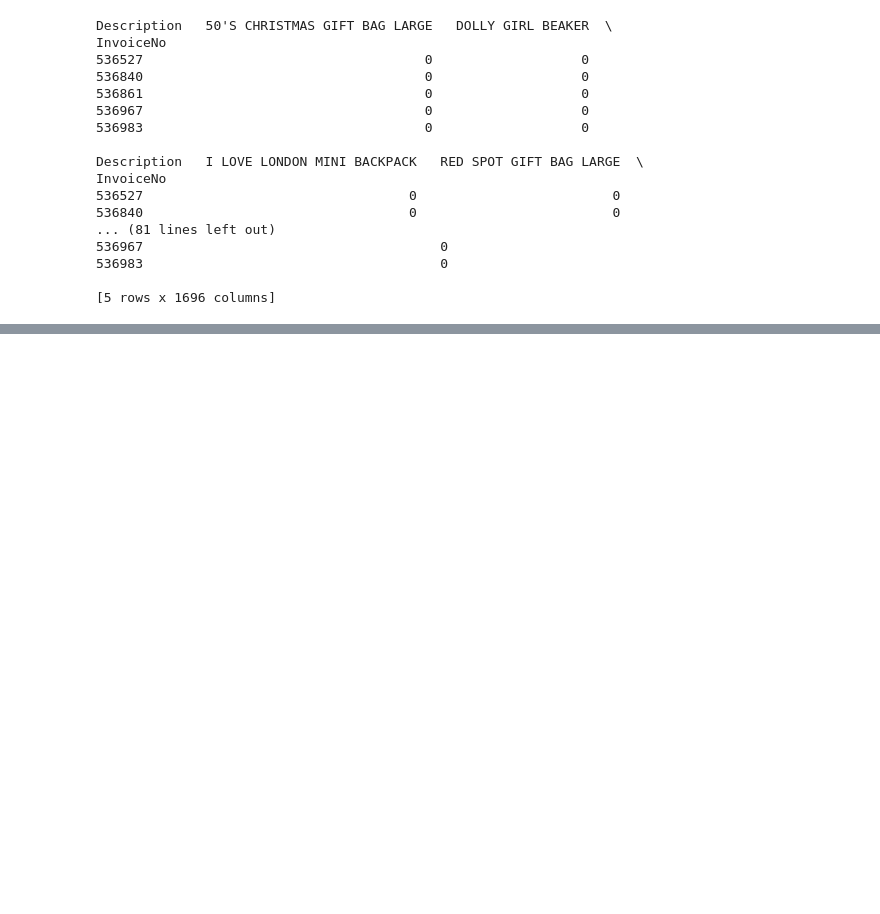
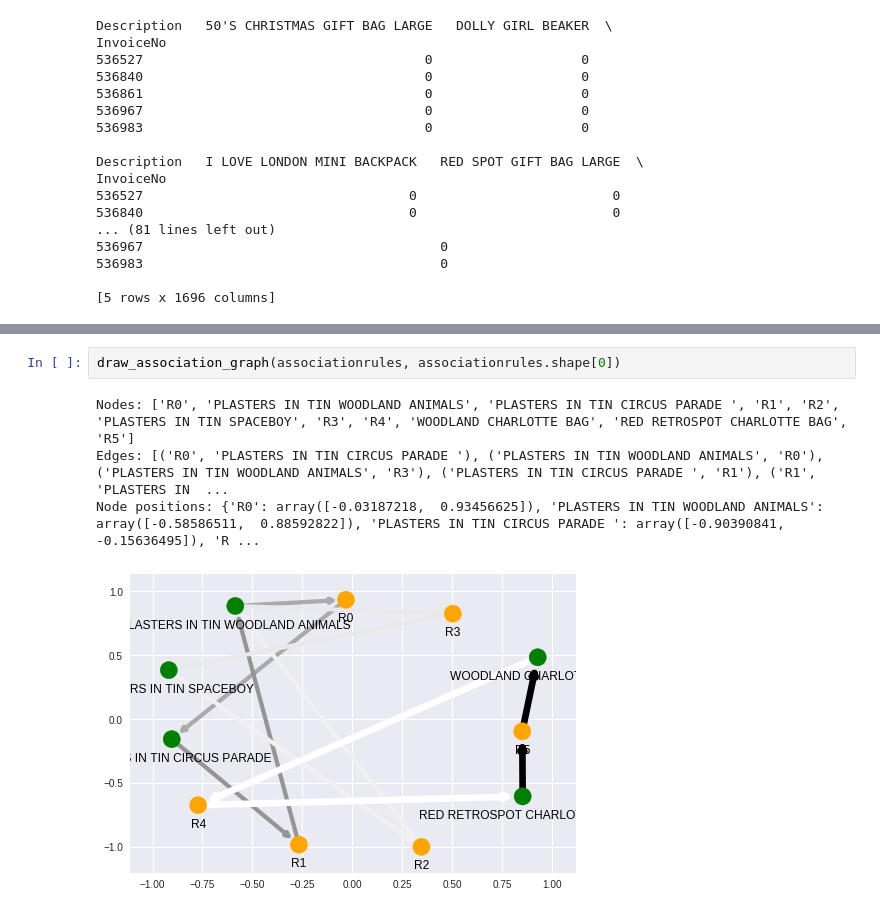
Before and after one commit to schwaaweb/aimlds1_08-UnsupervisedLearning, a Jupyter notebook: W08_CCS0--AG--Live_Solution_for_Coding_Challenge_Association_Models.ipynb, the cells around one changed output, grey strips where cells are left out. Drawn from its saved outputs; the diff is of its cells as text; blank space fills up the shorter version.

```diff
--- a/W08_CCS0--AG--Live_Solution_for_Coding_Challenge_Association_Models.ipynb
+++ b/W08_CCS0--AG--Live_Solution_for_Coding_Challenge_Association_Models.ipynb
@@ -312,0 +357,7 @@ associationrules
+# %%
+draw_association_graph(associationrules, associationrules.shape[0])
+# %% [output]
+Nodes: ['R0', 'PLASTERS IN TIN WOODLAND ANIMALS', 'PLASTERS IN TIN CIRCUS PARADE ', 'R1', 'R2', 'PLASTERS IN TIN SPACEBOY', 'R3', 'R4', 'WOODLAND CHARLOTTE BAG', 'RED RETROSPOT CHARLOTTE BAG', 'R5']
+Edges: [('R0', 'PLASTERS IN TIN CIRCUS PARADE '), ('PLASTERS IN TIN WOODLAND ANIMALS', 'R0'), ('PLASTERS IN TIN WOODLAND ANIMALS', 'R3'), ('PLASTERS IN TIN CIRCUS PARADE ', 'R1'), ('R1', 'PLASTERS IN  ...
+Node positions: {'R0': array([-0.03187218,  0.93456625]), 'PLASTERS IN TIN WOODLAND ANIMALS': array([-0.58586511,  0.88592822]), 'PLASTERS IN TIN CIRCUS PARADE ': array([-0.90390841, -0.15636495]), 'R ...
+[figure, added]
```
Also changed, not shown: parts of 6 cells of this notebook.
